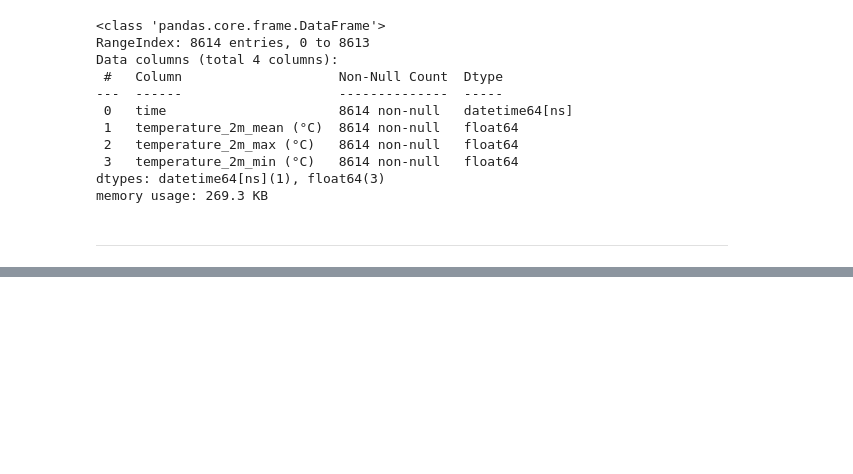
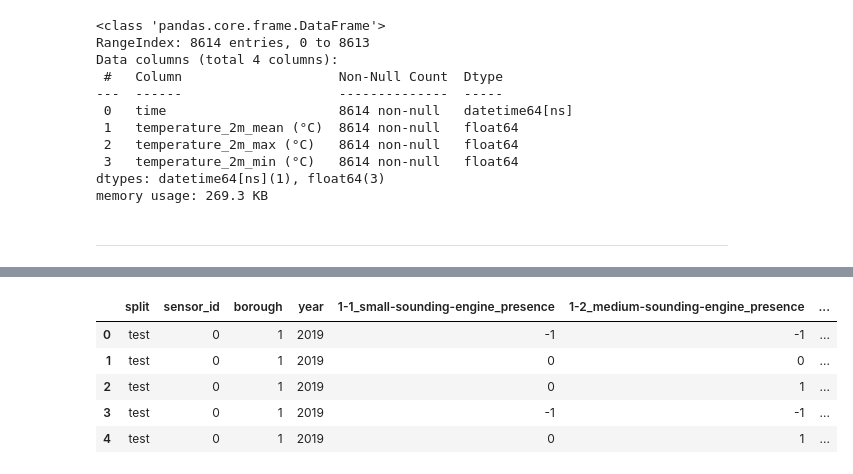
Before and after one commit to A-Lasso/Taxis-NewYork, a Jupyter notebook: Analisis_raw_contaminacion.ipynb, the cells around one changed output, grey strips where cells are left out. Saved outputs shown, nothing was run; the diff lists cells and outputs as text; code cells hidden in the pictures; blank space fills up the shorter version.

```diff
--- a/Analisis_raw_contaminacion.ipynb
+++ b/Analisis_raw_contaminacion.ipynb
@@ -333,0 +374,11 @@ df_cambio_climatico.to_csv(r'Datasets_procesados_contaminacion\Cambio climatico.
+# %%
+df_contaminacion_sonora = df_contaminacion_sonora[['split','sensor_id','borough','year','1-1_small-sounding-engine_presence','1-2_medium-sounding-engine_presence','1-3_large-sounding-engine_presence','1-X_engine-of-uncertain-size_presence','2-1_rock-drill_presence','2-2_jackhammer_presence','2-3_hoe-ram_presence','2-4_pile-driver_presence','2-X_other-unknown-impact-machinery_presence','3-1_non-machinery-impact_presence','4-1_chainsaw_presence','4-2_small-medium-rotating-saw_presence','4-3_large-rotating-saw_presence','4-X_other-unknown-powered-saw_presence','5-1_car-horn_presence','5-2_car-alarm_presence','5-3_siren_presence','5-4_reverse-beeper_presence','5-X_other-unknown-alert-signal_presence','6-1_stationary-music_presence','6-2_mobile-music_presence','6-3_ice-cream-truck_presence','6-X_music-from-uncertain-source_presence','7-1_person-or-small-group-talking_presence','7-2_person-or-small-group-shouting_presence','7-3_large-crowd_presence','7-4_amplified-speech_presence','7-X_other-unknown-human-voice_presence','8-1_dog-barking-whining_presence','1_engine_presence','2_machinery-impact_presence','3_non-machinery-impact_presence','4_powered-saw_presence','5_alert-signal_presence','6_music_presence','7_human-voice_presence','8_dog_presence']]
+# %%
+df_contaminacion_sonora.head()
+# %% [output]
+|  | split | sensor_id | borough | year | 1-1_small-sounding-engine_presence | 1-2_medium-sounding-engine_presence | ... |
+| 0 | test | 0 | 1 | 2019 | -1 | -1 | ... |
+| 1 | test | 0 | 1 | 2019 | 0 | 0 | ... |
+| 2 | test | 0 | 1 | 2019 | 0 | 1 | ... |
+| 3 | test | 0 | 1 | 2019 | -1 | -1 | ... |
+| 4 | test | 0 | 1 | 2019 | 0 | 1 | ... |
```
Also changed, not shown: parts of 6 cells of this notebook.
